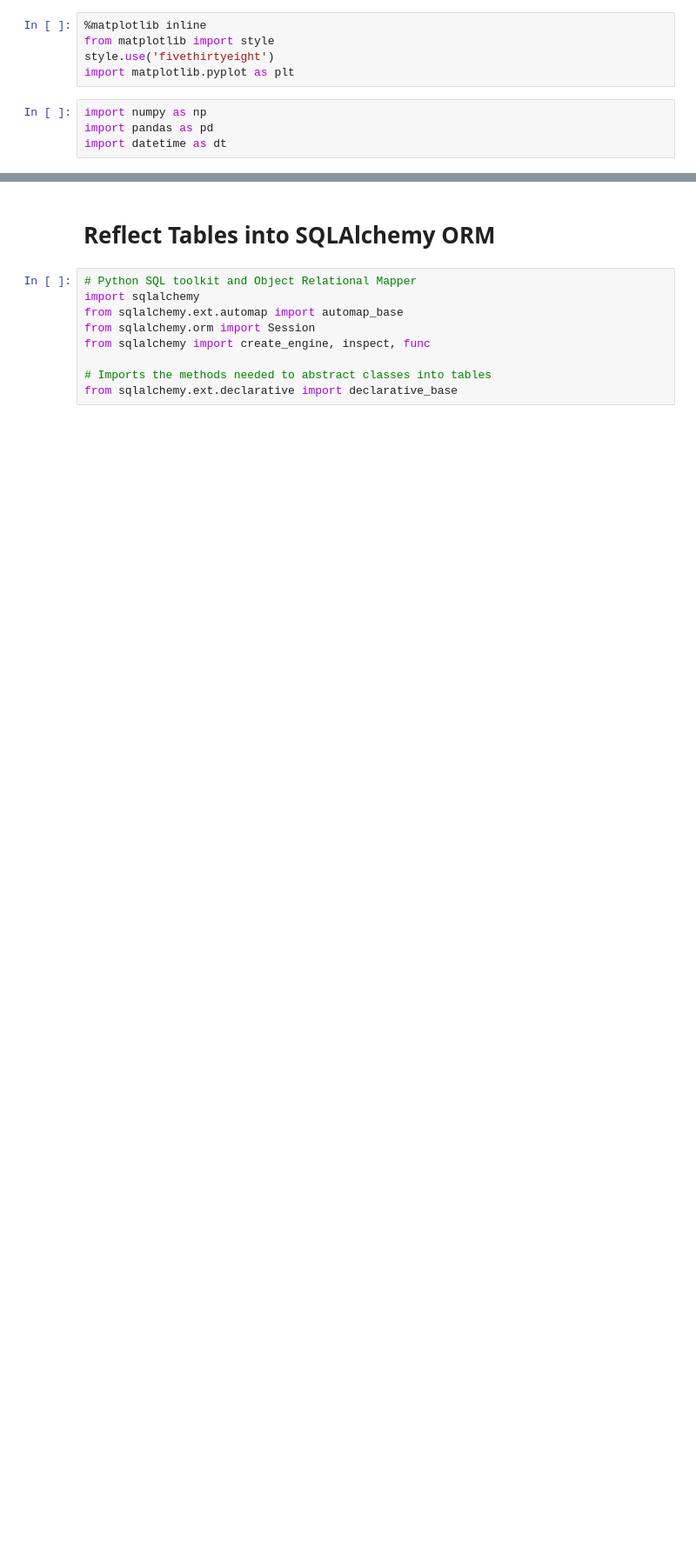
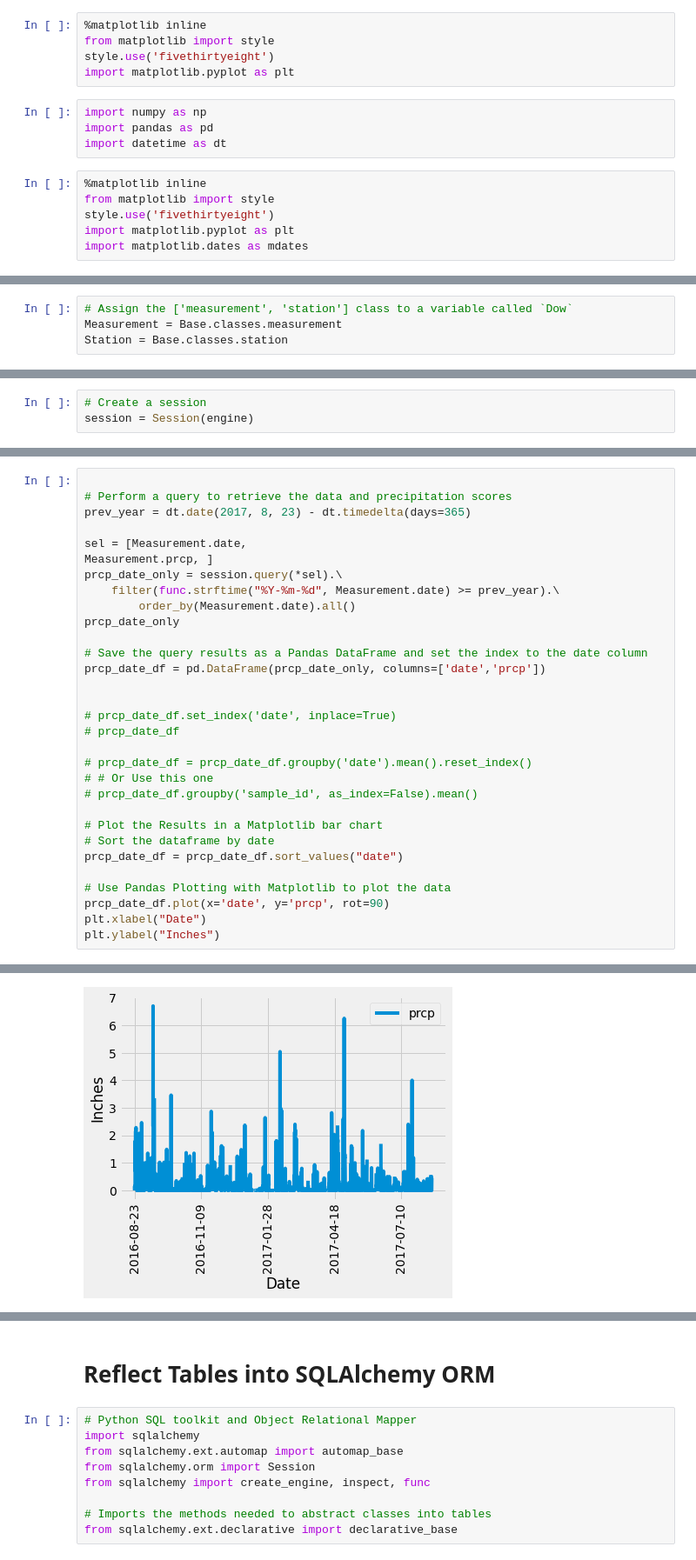
Before and after one commit to samuelroiz/Hawaii_Honu_Trip_Analysis, a Jupyter notebook: data/IPYNB/climate_starter.ipynb, the cells around one changed output, grey strips where cells are left out. Shown at 87% size. Drawn from its saved outputs; the diff is of its cells as text; blank space fills up the shorter version.

```diff
--- a/data/IPYNB/climate_starter.ipynb
+++ b/data/IPYNB/climate_starter.ipynb
@@ -7,3 +7,9 @@ import matplotlib.pyplot as plt
 import numpy as np
 import pandas as pd
 import datetime as dt
+# %%
+%matplotlib inline
+from matplotlib import style
+style.use('fivethirtyeight')
+import matplotlib.pyplot as plt
+import matplotlib.dates as mdates
@@ -9,0 +80,4 @@ import datetime as dt
+# %%
+# Assign the ['measurement', 'station'] class to a variable called `Dow`
+Measurement = Base.classes.measurement
+Station = Base.classes.station
@@ -9,0 +86,3 @@ import datetime as dt
+# %%
+# Create a session
+session = Session(engine)
@@ -9,0 +348,32 @@ import datetime as dt
+# %%
+
+# Perform a query to retrieve the data and precipitation scores
+prev_year = dt.date(2017, 8, 23) - dt.timedelta(days=365)
+
+sel = [Measurement.date,
+Measurement.prcp, ]
+prcp_date_only = session.query(*sel).\
+    filter(func.strftime("%Y-%m-%d", Measurement.date) >= prev_year).\
+        order_by(Measurement.date).all()
+prcp_date_only
+
+# Save the query results as a Pandas DataFrame and set the index to the date column
+prcp_date_df = pd.DataFrame(prcp_date_only, columns=['date','prcp'])
+
+
+# prcp_date_df.set_index('date', inplace=True)
+# prcp_date_df
+
+# prcp_date_df = prcp_date_df.groupby('date').mean().reset_index()
+# # Or Use this one
+# prcp_date_df.groupby('sample_id', as_index=False).mean()
+
+# Plot the Results in a Matplotlib bar chart
+# Sort the dataframe by date
+prcp_date_df = prcp_date_df.sort_values("date")
+
+# Use Pandas Plotting with Matplotlib to plot the data
+prcp_date_df.plot(x='date', y='prcp', rot=90)
+plt.xlabel("Date")
+plt.ylabel("Inches")
+# %% [output]
@@ -9,0 +381 @@ import datetime as dt
+[figure, added]
```
Also changed, not shown: parts of 43 cells of this notebook.
